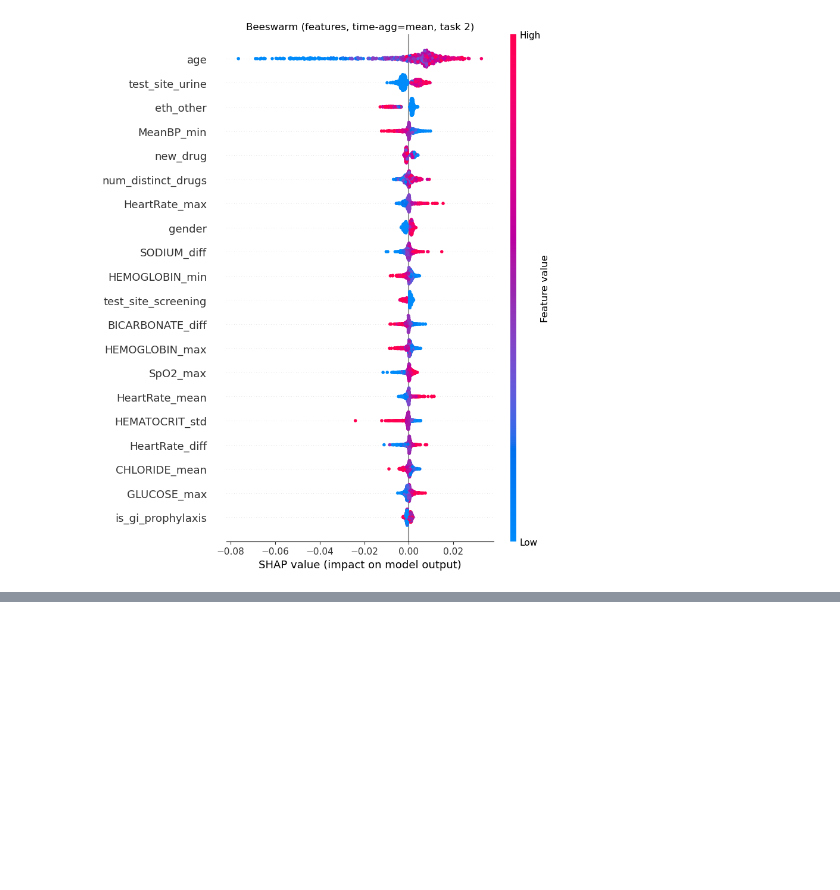
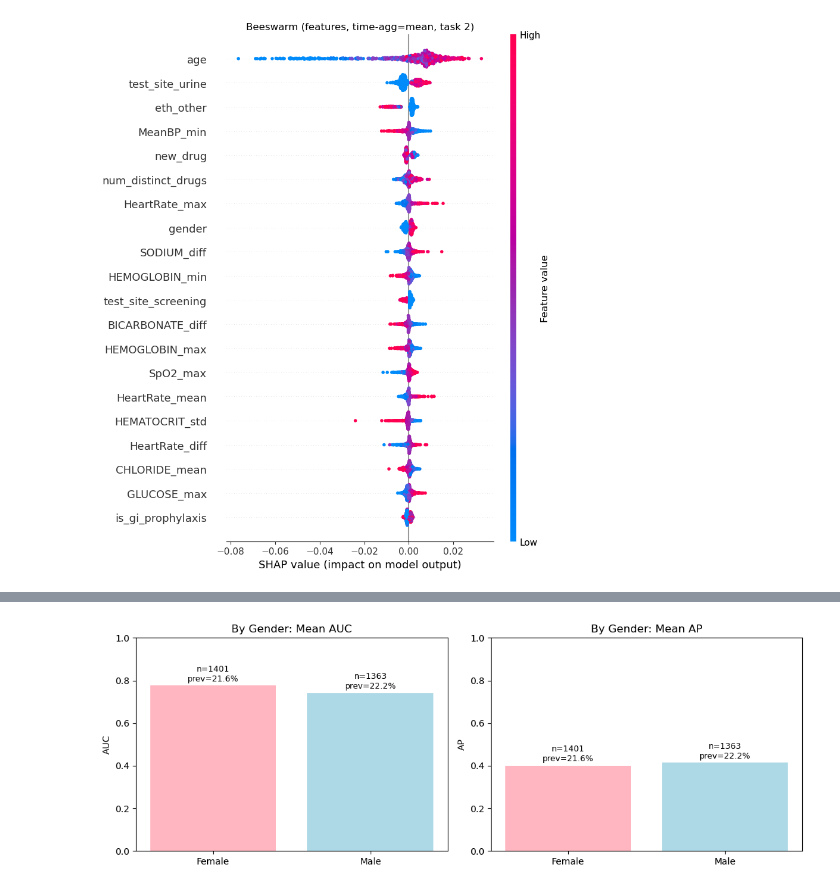
Before and after one commit to litalv/project, a Jupyter notebook: full_evaluation.ipynb, the cells around one changed output, grey strips where cells are left out. Drawn from its saved outputs; the diff is of its cells as text; code cells hidden in the pictures; blank space fills up the shorter version.

Commit message:
smal import fixes and fairness

```diff
--- a/full_evaluation.ipynb
+++ b/full_evaluation.ipynb
@@ -348,0 +314,95 @@ for min_age, max_age in age_window:
+# %%
+import numpy as np
+import matplotlib.pyplot as plt
+
+probs_all = predict_proba_calibrated(calibs, predict_logits(model, X_test, mask_test))
+
+# ethnicity one-hots at indices 2..6: white, black, hispanic, asian, other (exact order below)
+ETH_IDX = {
+    "White":   2,
+    "Black":   3,
+    "Hispanic":4,
+    "Asian":   5,
+    "Other":   6,
+}
+# gender feature index = 0  (encoded M->1, F->0)
+GENDER_IDX = 0
+
+def _static_binary_from_time(x_3d, feat_idx):
+    """
+    For a (N,T,F) tensor and a binary feature index, return a per-subject binary vector.
+    We take the time-mean and round, which is robust if values are constant or mostly constant over time.
+    """
+    col = x_3d[:, :, feat_idx]                              # (N, T)
+    m = np.nanmean(col, axis=1)                             # (N,)
+    return np.round(m)                                      # {0,1} with NaN -> nan; we'll mask those
+
+def _eval_group(mask_bool, group_name):
+    mask_bool = np.asarray(mask_bool).astype(bool)
+    n = int(mask_bool.sum())
+    if n == 0:
+        return dict(name=group_name, mean_auc=np.nan, mean_ap=np.nan, n=0, mean_prev=np.nan)
+    y_sub = y_test[mask_bool]
+    p_sub = probs_all[mask_bool]
+    r = eval_multitask_from_probs(y_sub, p_sub, tr=0.2, task_names=TASKS, plot=False)
+    mean_auc = float(np.mean([r[t]['roc_auc'] for t in TASKS]))
+    mean_ap  = float(np.mean([r[t]['pr_auc'] for t in TASKS]))
+    # mean prevalence across tasks (simple overall average of the 3 heads)
+    mean_prev = float(np.mean(y_sub))  # average of all entries in y_sub
+    return dict(name=group_name, mean_auc=mean_auc, mean_ap=mean_ap, n=n, mean_prev=mean_prev)
+
+# build subgroup masks by index
+gender_vals = _static_binary_from_time(X_test, GENDER_IDX)      # 1=Male, 0=Female
+gender_valid = np.isfinite(gender_vals)
+
+gender_groups = {
+    "Female": gender_valid & (gender_vals == 0),
+    "Male":   gender_valid & (gender_vals == 1),
+}
+
+eth_groups = {}
+for eth_name, idx in ETH_IDX.items():
+    eth_val = _static_binary_from_time(X_test, idx)              # one-hot per subject
+    eth_groups[eth_name] = np.isfinite(eth_val) & (eth_val == 1)
+
+# eval per subgroup
+gender_results = [_eval_group(mask, name) for name, mask in gender_groups.items()]
+eth_results    = [_eval_group(mask, name) for name, mask in eth_groups.items()]
+
+# plot helpers
+import matplotlib.pyplot as plt
+
+def _barplot(results, title_prefix, colors=None):
+    names      = [r["name"] for r in results]
+    mean_auc   = [r["mean_auc"] for r in results]
+    mean_ap    = [r["mean_ap"] for r in results]
+    ns         = [r["n"] for r in results]
+    prevalences= [r["mean_prev"] for r in results]  # 0..1
+
+    fig, axes = plt.subplots(1, 2, figsize=(11, 4))
+    for ax, vals, metric in zip(axes, [mean_auc, mean_ap], ["AUC", "AP"]):
+        if colors is None:
+            bars = ax.bar(names, vals)
+        else:
+            bars = ax.bar(names, vals, color=colors)
+        ax.set_title(f"{title_prefix}: Mean {metric}")
+        ax.set_ylabel(metric)
+        ax.set_ylim(0, 1)
+        # annotate n and prevalence on each bar
+        for b, n, prev in zip(bars, ns, prevalences):
+            h = b.get_height()
+            label = f"n={n}\nprev={prev*100:.1f}%"
+            ax.text(b.get_x() + b.get_width()/2, h + 0.01, label,
+                    ha='center', va='bottom', fontsize=9)
+        ax.tick_params(axis='x', rotation=0)
+    plt.tight_layout()
+    return fig
+
+gender_colors = ["#FFB6C1", "#ADD8E6"]  # light pink, light blue
+eth_colors    = ["#90EE90", "#98FB98", "#8FBC8F", "#66CDAA", "#20B2AA"]  # light green family
+
+_ = _barplot(gender_results, "By Gender", colors=gender_colors)
+_ = _barplot(eth_results,    "By Ethnicity", colors=eth_colors)
+plt.show()
+# %% [output]
+[figure, added]
```
Also changed, not shown: parts of 7 cells of this notebook, 4 other files.
